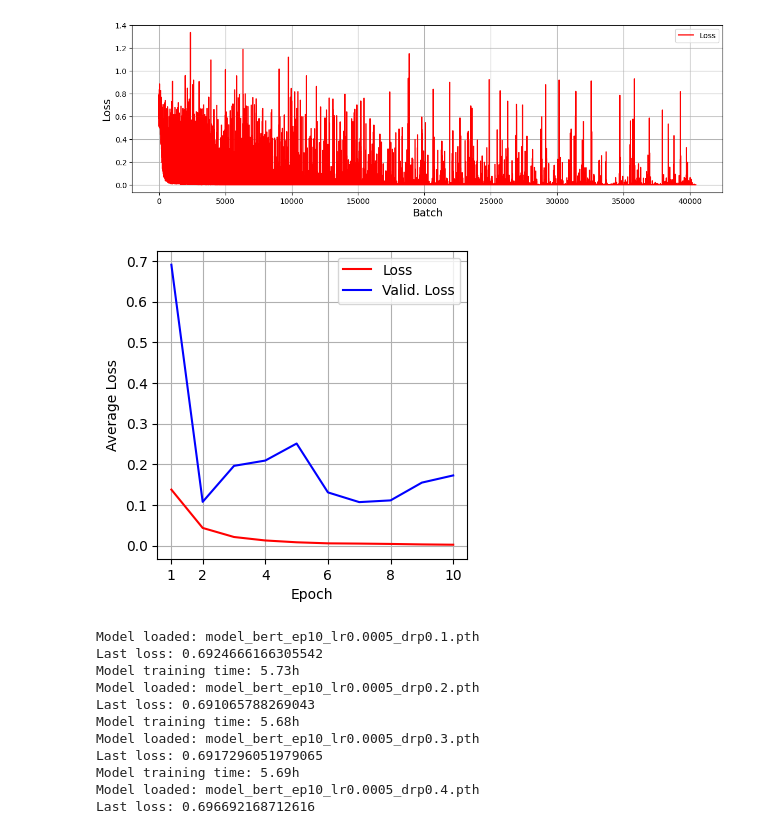
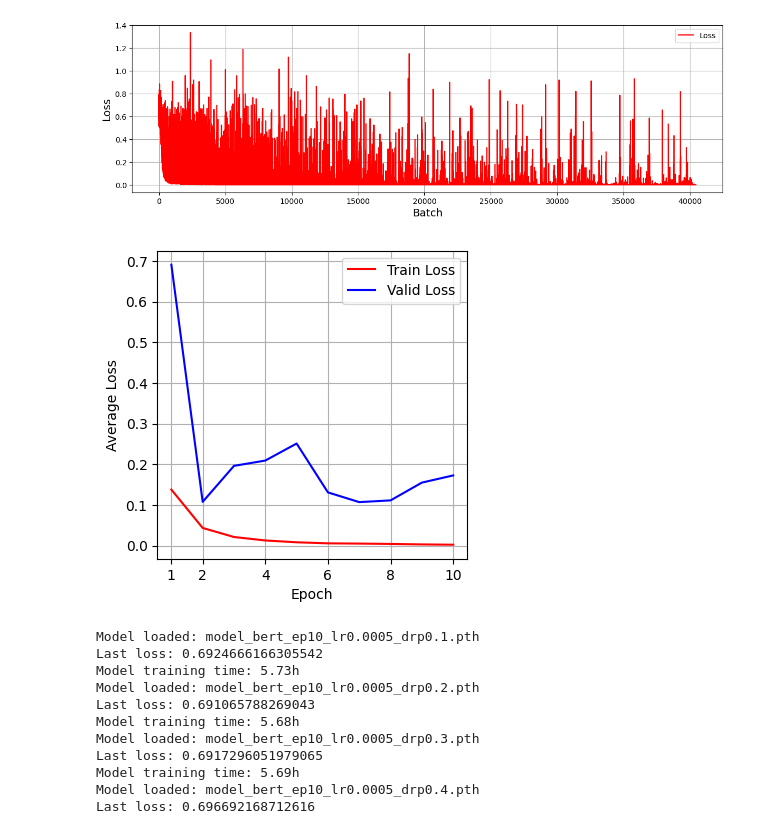
Before and after one commit to corvin-rose/bachelor-thesis-frd-system, a Jupyter notebook: training/bert.ipynb, the cells around one changed output. Drawn from its saved outputs; the diff is of its cells as text; code cells hidden in the pictures.

```diff
--- a/training/bert.ipynb
+++ b/training/bert.ipynb
@@ -114,19 +108,19 @@ Last Train Loss: 2.711974229896441e-05
 # %%
 losses_per_epoch = int(len(loss_list) / EPOCHS)
 losses_array = np.array(loss_list).reshape(-1, losses_per_epoch)
 avg_loss = np.mean(losses_array, axis=1)
 
 plt.figure(figsize=(4, 4))
-plt.plot(range(1, len(avg_loss) + 1), avg_loss, '-r', label='Loss')
-plt.plot(range(1, len(val_loss_list) + 1), val_loss_list, '-b', label='Valid. Loss')
+plt.plot(range(1, len(avg_loss) + 1), avg_loss, '-r', label='Train Loss')
+plt.plot(range(1, len(val_loss_list) + 1), val_loss_list, '-b', label='Valid Loss')
 plt.grid()
 plt.legend()
 plt.xlabel('Epoch')
 plt.ylabel('Average Loss')
 plt.xticks([1] + list(plt.xticks()[0][1:-1]))
 plt.show()
 # %% [output]
-[figure, old version]
+[figure, new version]
 # %%
 fig, axs = plt.subplots(5, 5, figsize=(15, 15))
 
```
Also changed, not shown: parts of 5 cells of this notebook, 6 other files.
